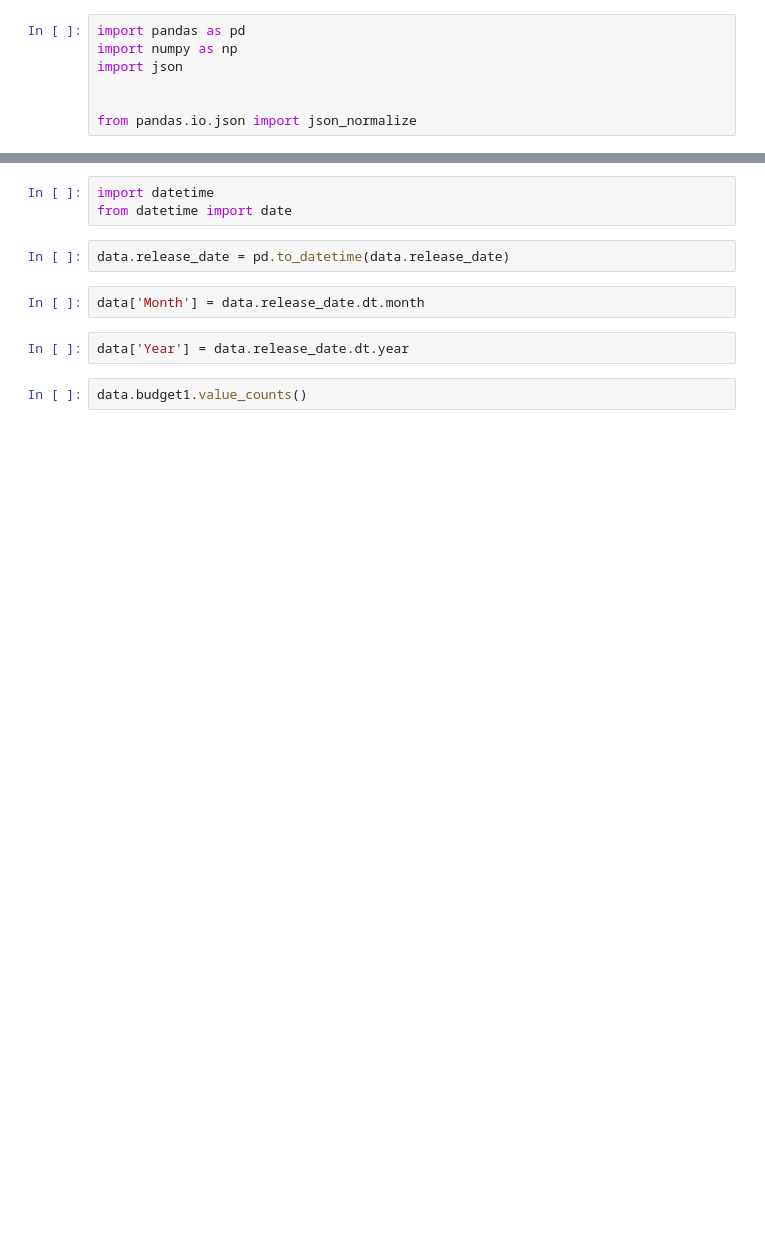
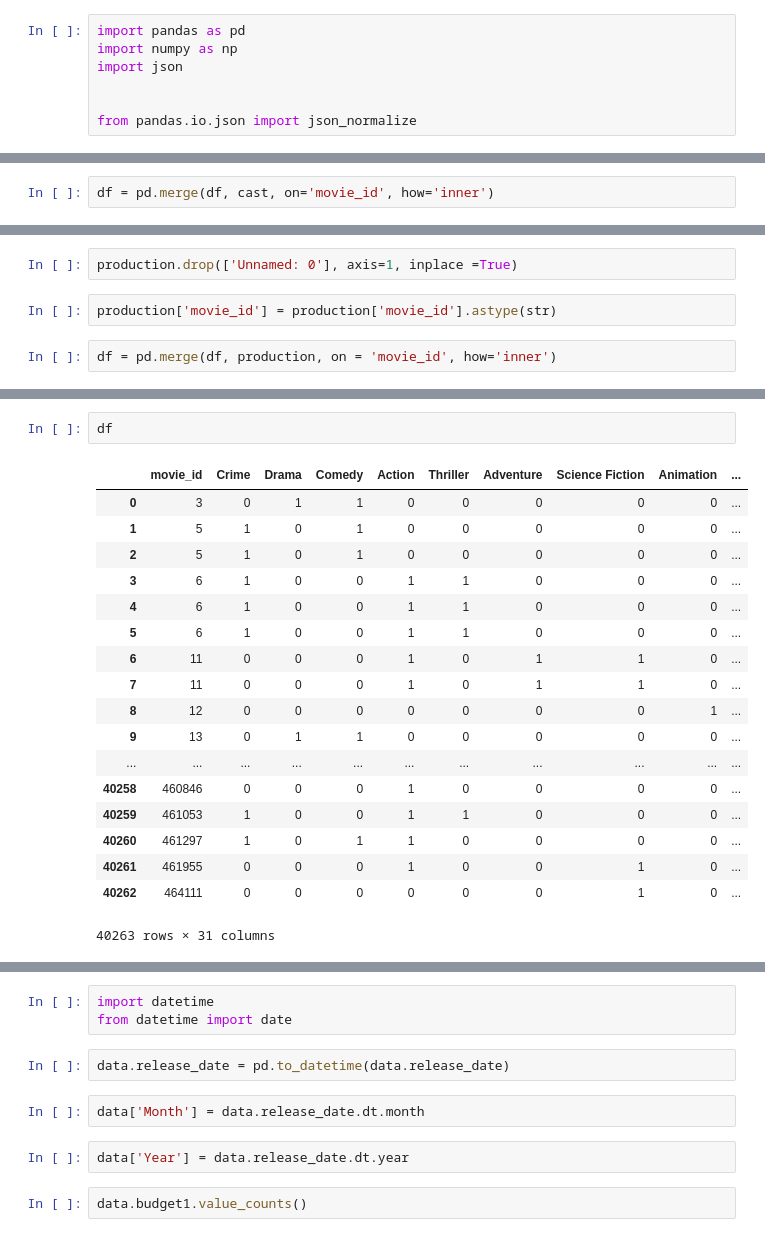
Before and after one commit to EricBui0201/Data-Projects, a Jupyter notebook: Project2_supervise machine learning/Jupyter notebooks/Final.ipynb, the cells around one changed output, grey strips where cells are left out. Drawn from its saved outputs; the diff is of its cells as text; blank space fills up the shorter version.

```diff
--- a/Project2_supervise machine learning/Jupyter notebooks/Final.ipynb
+++ b/Project2_supervise machine learning/Jupyter notebooks/Final.ipynb
@@ -139,0 +136,2 @@ data.drop(a, axis=1, inplace=True)
+# %%
+df = pd.merge(df, cast, on='movie_id', how='inner')
@@ -139,0 +140,6 @@ data.drop(a, axis=1, inplace=True)
+# %%
+production.drop(['Unnamed: 0'], axis=1, inplace =True)
+# %%
+production['movie_id'] = production['movie_id'].astype(str)
+# %%
+df = pd.merge(df, production, on = 'movie_id', how='inner')
@@ -139,0 +172,21 @@ data.drop(a, axis=1, inplace=True)
+# %%
+df
+# %% [output]
+|  | movie_id | Crime | Drama | Comedy | Action | Thriller | Adventure | Science Fiction | Animation | ... |
+| 0 | 3 | 0 | 1 | 1 | 0 | 0 | 0 | 0 | 0 | ... |
+| 1 | 5 | 1 | 0 | 1 | 0 | 0 | 0 | 0 | 0 | ... |
+| 2 | 5 | 1 | 0 | 1 | 0 | 0 | 0 | 0 | 0 | ... |
+| 3 | 6 | 1 | 0 | 0 | 1 | 1 | 0 | 0 | 0 | ... |
+| 4 | 6 | 1 | 0 | 0 | 1 | 1 | 0 | 0 | 0 | ... |
+| 5 | 6 | 1 | 0 | 0 | 1 | 1 | 0 | 0 | 0 | ... |
+| 6 | 11 | 0 | 0 | 0 | 1 | 0 | 1 | 1 | 0 | ... |
+| 7 | 11 | 0 | 0 | 0 | 1 | 0 | 1 | 1 | 0 | ... |
+| 8 | 12 | 0 | 0 | 0 | 0 | 0 | 0 | 0 | 1 | ... |
+| 9 | 13 | 0 | 1 | 1 | 0 | 0 | 0 | 0 | 0 | ... |
+| ... | ... | ... | ... | ... | ... | ... | ... | ... | ... | ... |
+| 40258 | 460846 | 0 | 0 | 0 | 1 | 0 | 0 | 0 | 0 | ... |
+| 40259 | 461053 | 1 | 0 | 0 | 1 | 1 | 0 | 0 | 0 | ... |
+| 40260 | 461297 | 1 | 0 | 1 | 1 | 0 | 0 | 0 | 0 | ... |
+| 40261 | 461955 | 0 | 0 | 0 | 1 | 0 | 0 | 1 | 0 | ... |
+| 40262 | 464111 | 0 | 0 | 0 | 0 | 0 | 0 | 1 | 0 | ... |
+40263 rows × 31 columns
```
Also changed, not shown: parts of 78 cells of this notebook, 2 other files.
